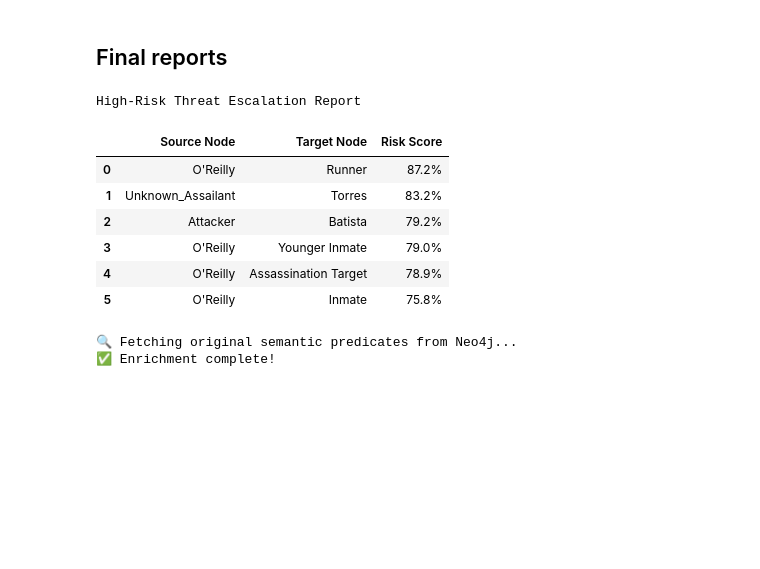
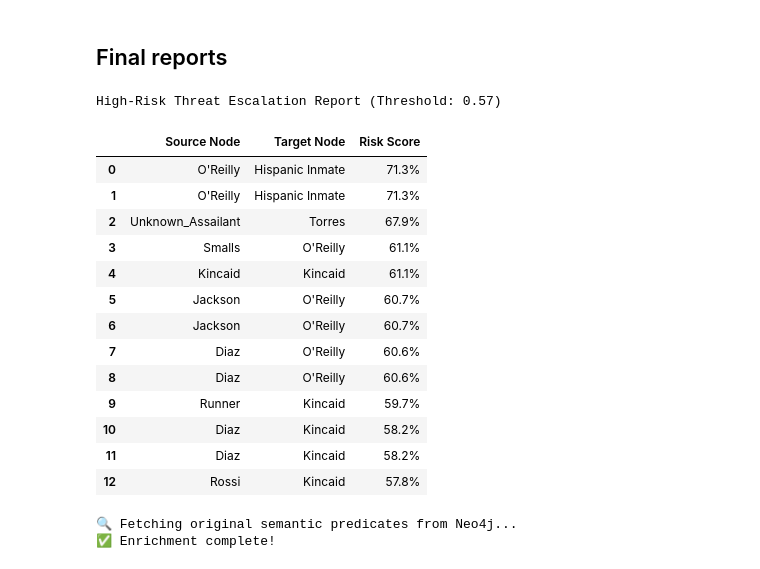
Before and after one commit to mdyagual/sna-for-oms-project, a Jupyter notebook: notebooks/risk_prediction_overview.ipynb, the cells around one changed output. Saved outputs shown, nothing was run; the diff lists cells and outputs as text; code cells hidden in the pictures; blank space fills up the shorter version.

```diff
--- a/notebooks/risk_prediction_overview.ipynb
+++ b/notebooks/risk_prediction_overview.ipynb
@@ -341,43 +507,55 @@ plt.show()
 # %% [markdown]
 ## Final reports
 # %%
-import pandas as pd
-from core.gnn_layer.risk_predict import generate_threat_report
+#import pandas as pd
+#from IPython.display import display
+#from datetime import datetime
+# Assuming generate_threat_report is imported correctly
 
-# Generate alerts for any relationship with > 75% escalation probability
-threat_alerts = generate_threat_report(trained_enriched_sna, enriched_data_sna, reverse_mapping_sna, threshold=0.75)
+# FIX 2: Use your scientifically proven threshold!
+optimal_threshold = 0.57
+threat_alerts = generate_threat_report(trained_enriched_sna, enriched_data_sna, reverse_mapping, threshold=optimal_threshold)
 
-# 1. Convert to DataFrame and keep only the columns we need
-df_alerts = pd.DataFrame(threat_alerts)[['source', 'target', 'probability']]
+# FIX 3: Safety check to prevent KeyError on empty DataFrames
+if not threat_alerts:
+    print(f"✅ No threats detected above the {optimal_threshold*100}% threshold. The yard is safe.")
+else:
+    # 1. Convert to DataFrame and keep only the columns we need
+    df_alerts = pd.DataFrame(threat_alerts)[['source', 'target', 'probability']]
 
-# 2. Rename columns for the professional output
-df_alerts.columns = ['Source Node', 'Target Node', 'Risk Score']
+    # 2. Rename columns for the professional output
+    df_alerts.columns = ['Source Node', 'Target Node', 'Risk Score']
 
-# 3. Apply the gradient AND the percentage formatting in one smooth chain!
-styled_table = df_alerts.style.background_gradient(
-    subset=['Risk Score'], cmap='Reds', vmin=50.0, vmax=100.0
-).format(
-    # This magically turns 0.872 into '87.2%' without breaking the color math!
-    {'Risk Score': "{:.1f}%"}
-).set_caption("High-Risk Threat Escalation Report")
+    # 3. Apply the gradient AND the percentage formatting in one smooth chain!
+    styled_table = df_alerts.style.background_gradient(
+        subset=['Risk Score'], cmap='Reds', vmin=50.0, vmax=100.0
+    ).format(
+        {'Risk Score': "{:.1f}%"}
+    ).set_caption(f"High-Risk Threat Escalation Report (Threshold: {optimal_threshold})")
 
-# 4. Save straight to HTML
-timestamp = datetime.now().strftime("%Y%m%d_%H%M%S")
-#html_filename = f"threat_table_final_{timestamp}.html"
-#styled_table.to_html(html_filename)
+    # 4. Save straight to HTML (Optional)
+    timestamp = datetime.now().strftime("%Y%m%d_%H%M%S")
+    # html_filename = f"threat_table_final_{timestamp}.html"
+    # styled_table.to_html(html_filename)
 
-#print(f"✅ Table generated and saved as {html_filename}")
-# Display the table in the notebook
+    # Display the beautiful table directly in your notebook
 styled_table
 # %% [output]
-High-Risk Threat Escalation Report
+High-Risk Threat Escalation Report (Threshold: 0.57)
 |  | Source Node | Target Node | Risk Score |
-| 0 | O'Reilly | Runner | 87.2% |
-| 1 | Unknown_Assailant | Torres | 83.2% |
-| 2 | Attacker | Batista | 79.2% |
-| 3 | O'Reilly | Younger Inmate | 79.0% |
-| 4 | O'Reilly | Assassination Target | 78.9% |
-| 5 | O'Reilly | Inmate | 75.8% |
+| 0 | O'Reilly | Hispanic Inmate | 71.3% |
+| 1 | O'Reilly | Hispanic Inmate | 71.3% |
+| 2 | Unknown_Assailant | Torres | 67.9% |
+| 3 | Smalls | O'Reilly | 61.1% |
+| 4 | Kincaid | Kincaid | 61.1% |
+| 5 | Jackson | O'Reilly | 60.7% |
+| 6 | Jackson | O'Reilly | 60.7% |
+| 7 | Diaz | O'Reilly | 60.6% |
+| 8 | Diaz | O'Reilly | 60.6% |
+| 9 | Runner | Kincaid | 59.7% |
+| 10 | Diaz | Kincaid | 58.2% |
+| 11 | Diaz | Kincaid | 58.2% |
+| 12 | Rossi | Kincaid | 57.8% |
 # %%
 from neo4j import GraphDatabase
 from core.config import graph_base
```
Also changed, not shown: parts of 28 cells of this notebook, 1 other file.
